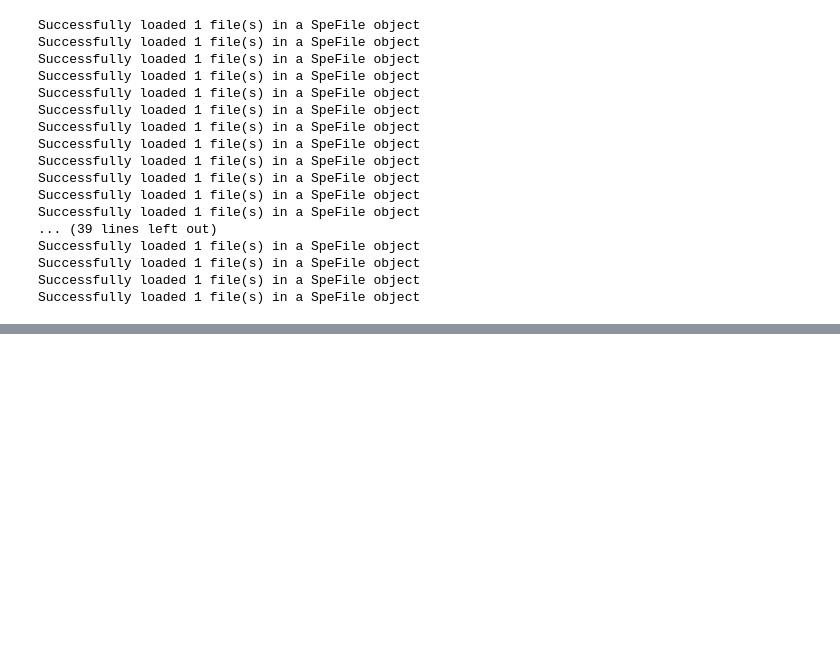
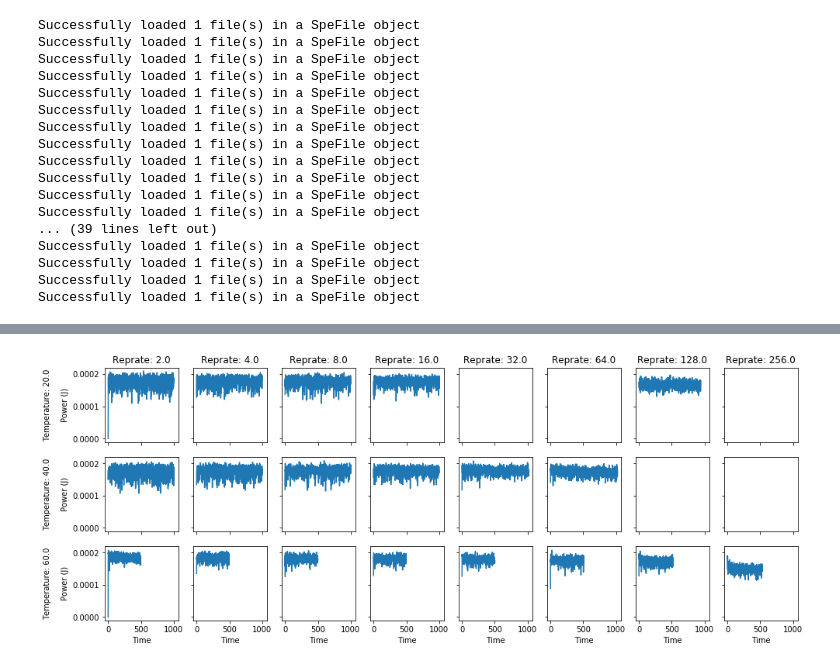
Before and after one commit to msb002/MHDlab, a Jupyter notebook: Analysis/Jupyter Notebooks/TRPL/VaporTubes 10-25-18.ipynb, the cells around one changed output, grey strips where cells are left out. Cells and saved outputs as stored; diff of their text form; code cells hidden in the pictures; blank space fills up the shorter version.

```diff
--- a/Analysis/Jupyter Notebooks/TRPL/VaporTubes 10-25-18.ipynb
+++ b/Analysis/Jupyter Notebooks/TRPL/VaporTubes 10-25-18.ipynb
@@ -234,0 +184,4 @@ data[0][0]
+# %%
+fig, axes = plotgrid(dfs_pow_m2,xlabel = "Time", ylabel = "Power (J)")
+# %% [output]
+[figure, added]
```
Also changed, not shown: parts of 13 cells of this notebook, 2 other files.
